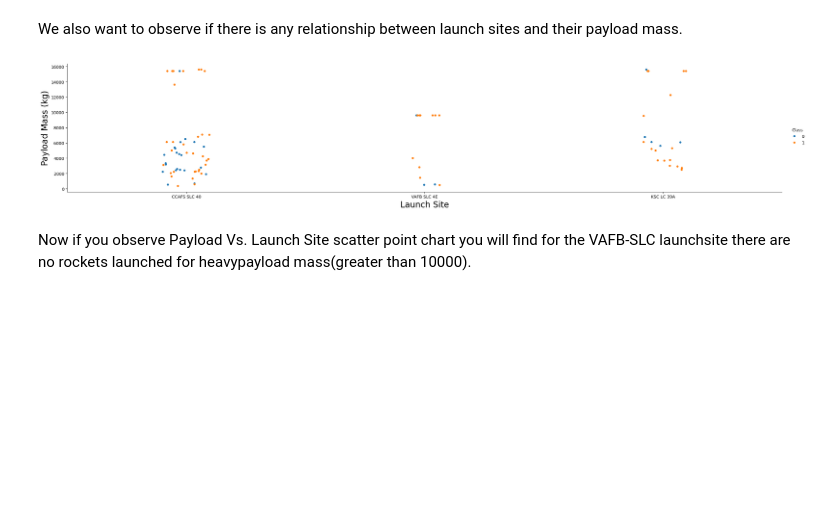
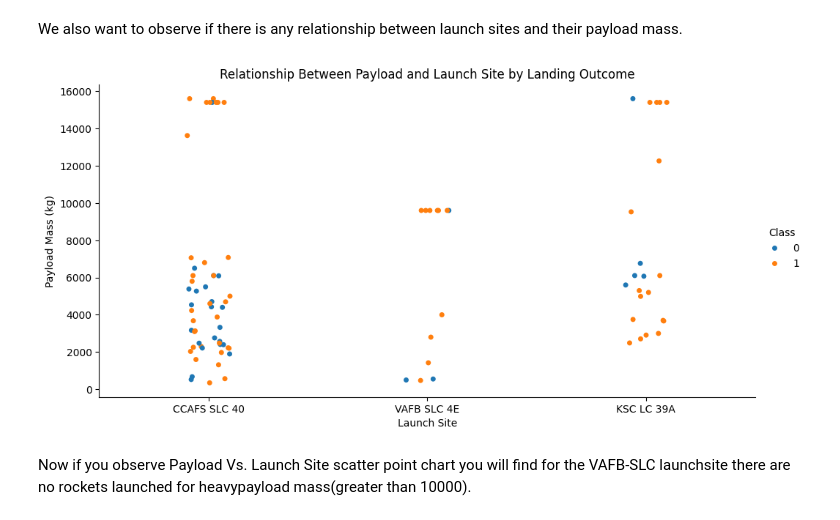
Before and after one commit to SzewczykSzy/IBM_DS_Project, a Jupyter notebook: jupyter-labs-eda-dataviz.ipynb, the cells around one changed output. Drawn from its saved outputs; the diff is of its cells as text; code cells hidden in the pictures; blank space fills up the shorter version.

```diff
--- a/jupyter-labs-eda-dataviz.ipynb
+++ b/jupyter-labs-eda-dataviz.ipynb
@@ -97,12 +102,13 @@ Now try to explain the patterns you found in the Flight Number vs. Launch Site s
 We also want to observe if there is any relationship between launch sites and their payload mass.
 # %%
 # Plot a scatter point chart with x axis to be Pay Load Mass (kg) and y axis to be the launch site, and hue to be the class value
-sns.catplot(x="LaunchSite", y="PayloadMass", hue="Class", data=df, aspect = 5)
-plt.xlabel("Launch Site", fontsize=20)
-plt.ylabel("Payload Mass (kg)", fontsize=20)
+sns.catplot(x="LaunchSite", y="PayloadMass", hue="Class", data=df, aspect = 2)
+plt.xlabel("Launch Site", fontsize=10)
+plt.ylabel("Payload Mass (kg)", fontsize=10)
+plt.title("Relationship Between Payload and Launch Site by Landing Outcome")
 plt.show()
 # %% [output]
-[figure, old version]
+[figure, new version]
 # %% [markdown]
 Now if you observe Payload Vs. Launch Site scatter point chart you will find for the VAFB-SLC  launchsite there are no  rockets  launched for  heavypayload mass(greater than 10000).
 # %% [markdown]
```
Also changed, not shown: parts of 9 cells of this notebook, 6 other files.
